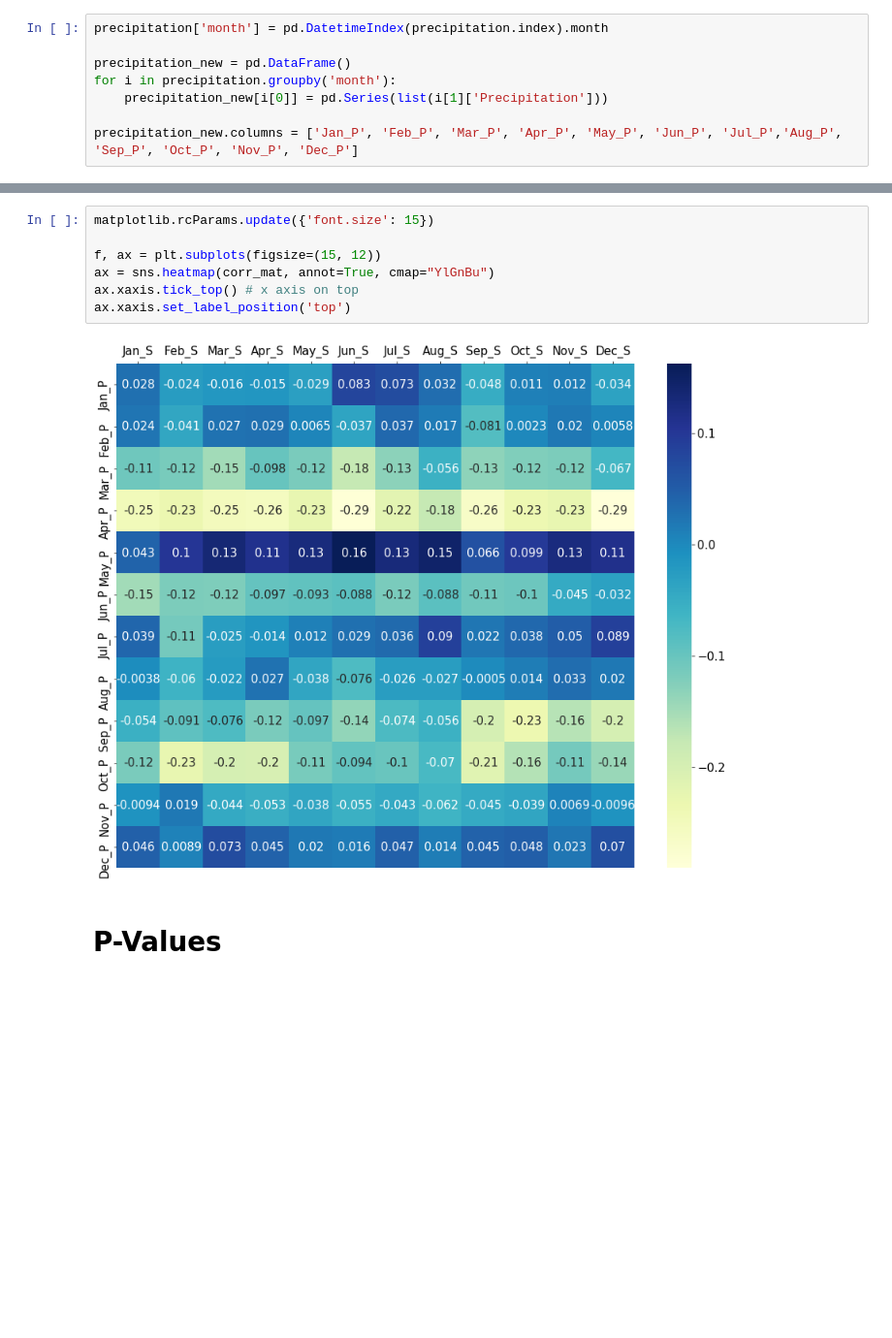
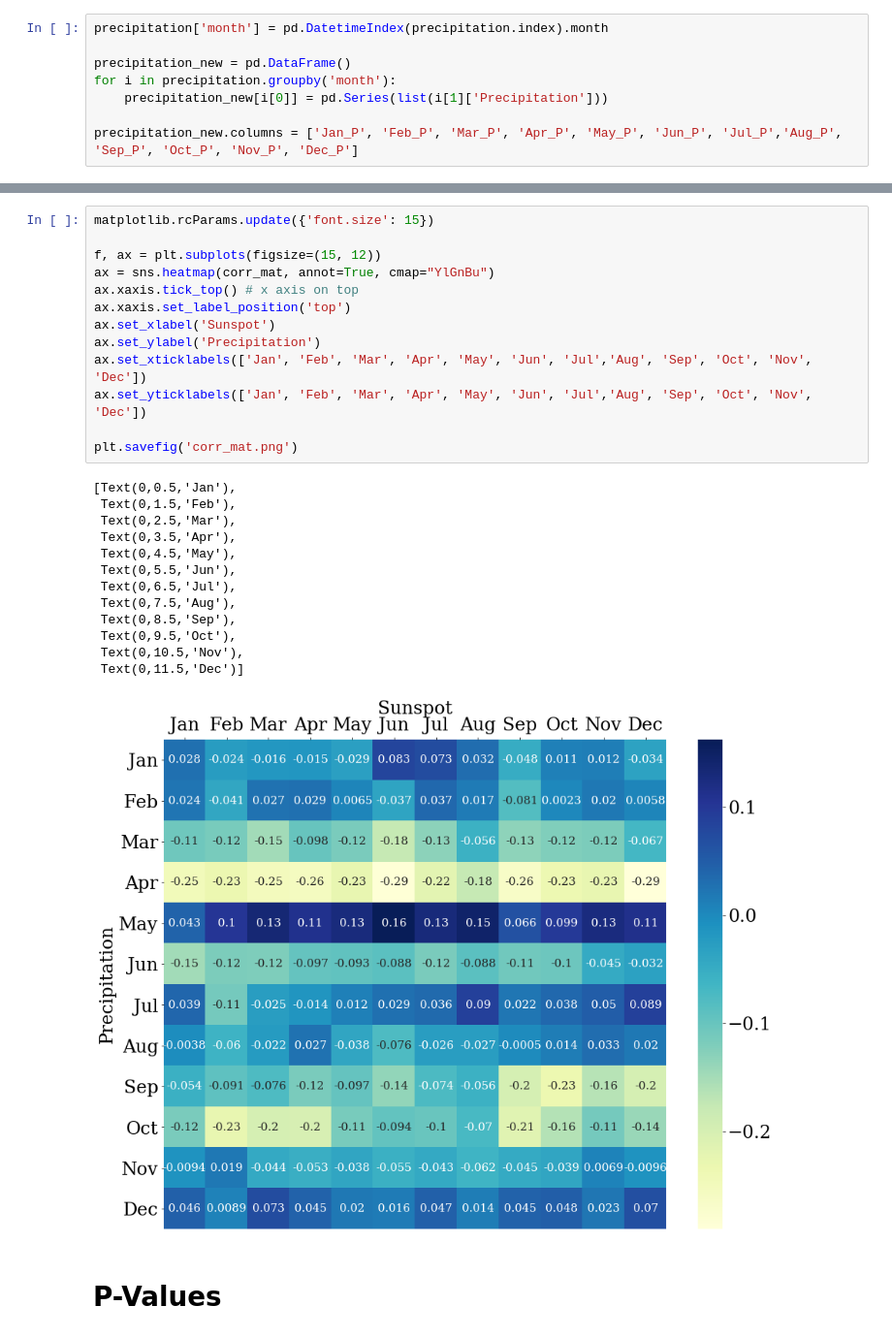
Before and after one commit to PranjaliJain/impact-of-sunspot-on-precip, a Jupyter notebook: data-analysis.ipynb, the cells around one changed output, grey strips where cells are left out. Shown at 97% size. Cells and saved outputs as stored; diff of their text form; blank space fills up the shorter version.

```diff
--- a/data-analysis.ipynb
+++ b/data-analysis.ipynb
@@ -106,12 +92,30 @@ corr_mat = result[sunspot_new.columns].ix[precipitation_new.columns]
 # %%
 matplotlib.rcParams.update({'font.size': 15})
 
 f, ax = plt.subplots(figsize=(15, 12))
 ax = sns.heatmap(corr_mat, annot=True, cmap="YlGnBu")
 ax.xaxis.tick_top() # x axis on top
 ax.xaxis.set_label_position('top')
+ax.set_xlabel('Sunspot')
+ax.set_ylabel('Precipitation')
+ax.set_xticklabels(['Jan', 'Feb', 'Mar', 'Apr', 'May', 'Jun', 'Jul','Aug', 'Sep', 'Oct', 'Nov', 'Dec'])
+ax.set_yticklabels(['Jan', 'Feb', 'Mar', 'Apr', 'May', 'Jun', 'Jul','Aug', 'Sep', 'Oct', 'Nov', 'Dec'])
+
+plt.savefig('corr_mat.png')
 # %% [output]
+[Text(0,0.5,'Jan'),
+ Text(0,1.5,'Feb'),
+ Text(0,2.5,'Mar'),
+ Text(0,3.5,'Apr'),
+ Text(0,4.5,'May'),
+ Text(0,5.5,'Jun'),
+ Text(0,6.5,'Jul'),
+ Text(0,7.5,'Aug'),
+ Text(0,8.5,'Sep'),
+ Text(0,9.5,'Oct'),
+ Text(0,10.5,'Nov'),
+ Text(0,11.5,'Dec')]
-[figure, old version]
+[figure, new version]
 # %% [markdown]
 # P-Values
 # %%
```
Also changed, not shown: parts of 11 cells of this notebook, 3 other files.
